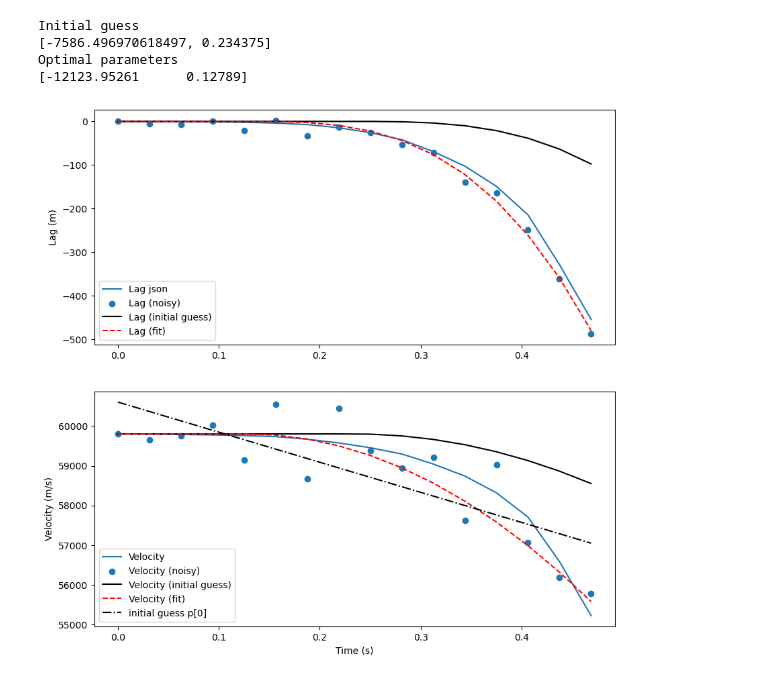
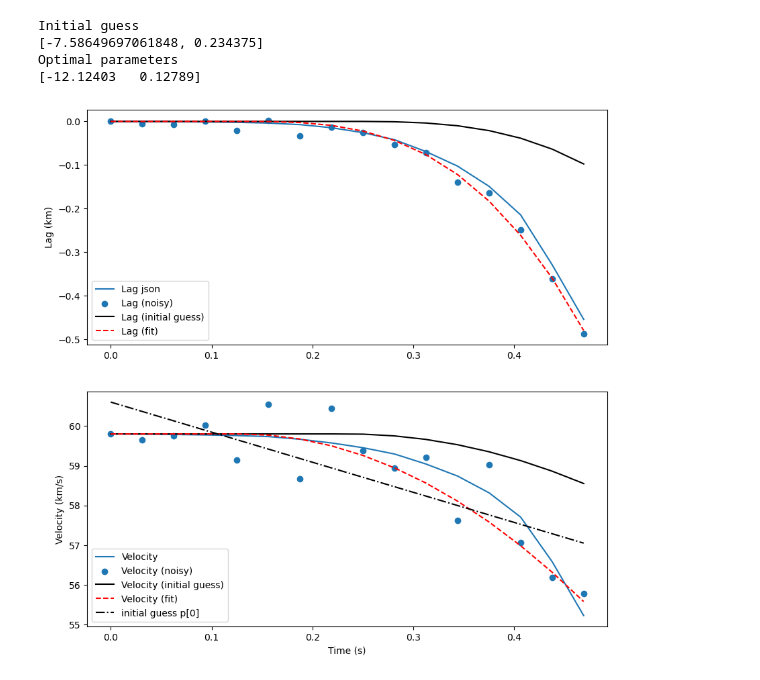
Before and after one commit to MaximilianVovk/WMPG-repoMAX, a Jupyter notebook: Code/PCA/Dynamic_RealDataLag_Fitting_NOb.ipynb, the cells around one changed output. Drawn from its saved outputs; the diff is of its cells as text; code cells hidden in the pictures.

```diff
--- a/Code/PCA/Dynamic_RealDataLag_Fitting_NOb.ipynb
+++ b/Code/PCA/Dynamic_RealDataLag_Fitting_NOb.ipynb
@@ -156,7 +156,7 @@ def plot_lagVel_fit(v0, time_array, lag_array_noisy, vel_array_noisy, lag_array=
     ax[0].scatter(time_array, lag_array_noisy, label='Lag (noisy)')
     ax[0].plot(time_array, quadratic_lag(time_array, *p0), label='Lag (initial guess)', c='k')
     ax[0].plot(time_array, quadratic_lag(time_array, a_fit, t0_fit), label='Lag (fit)', linestyle='--', c='r')
-    ax[0].set_ylabel('Lag (m)')
+    ax[0].set_ylabel('Lag (km)')
     ax[0].legend()
     if velocity_array is not 0:
         ax[1].plot(time_array, velocity_array, label='Velocity')
@@ -164,7 +164,7 @@ def plot_lagVel_fit(v0, time_array, lag_array_noisy, vel_array_noisy, lag_array=
     ax[1].plot(time_array, quadratic_velocity(time_array, p0[0], v0 ,p0[1]), label='Velocity (initial guess)', c='k')
     ax[1].plot(time_array, velocity_array_fit, label='Velocity (fit)', linestyle='--', c='r')
     ax[1].plot(time_array, initial_guess_line_aVal, label='initial guess p[0]', linestyle='-.', c='k')
-    ax[1].set_ylabel('Velocity (m/s)')
+    ax[1].set_ylabel('Velocity (km/s)')
     ax[1].legend()
     plt.xlabel('Time (s)')
     plt.show()
@@ -192,53 +192,55 @@ with open('TRUEerosion_sim_v59.84_m1.33e-02g_rho0209_z39.8_abl0.014_eh117.3_er0.
     ht_sim=ht_sim[index_ht_sim:index_ht_sim_end]
     len_sim=len_sim[index_ht_sim:index_ht_sim_end]
 
+    # divide the vel_sim by 1000 considering is a list
+    time_sim = [i-time_sim[0] for i in time_sim]
+    vel_sim = [i/1000 for i in vel_sim]
+    len_sim = [(i-len_sim[0])/1000 for i in len_sim]
+    ht_sim = [i/1000 for i in ht_sim]
+
+    # time_sim = [i-time_sim[0] for i in time_sim]
+    # len_sim = [(i-len_sim[0]) for i in len_sim]
+
     v0 = vel_sim[0]
-
-    # divide the vel_sim by 1000 considering is a list
-    # time_sim = [i-time_sim[0] for i in time_sim]
-    # vel_sim = [i/1000 for i in vel_sim]
-    # len_sim = [(i-len_sim[0])/1000 for i in len_sim]
-    # ht_sim = [i/1000 for i in ht_sim]
-
-    time_sim = [i-time_sim[0] for i in time_sim]
-    len_sim = [(i-len_sim[0]) for i in len_sim]
 
     # observed data from the EMCCD ############################################################
     obs_time=data['time_sampled']
     obs_length=data['len_sampled']
     abs_mag_obs=data['mag_sampled']
     obs_vel=[v0]
-    # obs_length=[x/1000 for x in obs_length]
-    # obs_height=[x/1000 for x in obs_height]
+    obs_length=[x/1000 for x in obs_length]
+    obs_height=[x/1000 for x in obs_height]
     # append from vel_sampled the rest by the difference of the first element of obs_length divided by the first element of obs_time
     rest_vel_sampled=[(obs_length[vel_ii]-obs_length[vel_ii-1])/(obs_time[vel_ii]-obs_time[vel_ii-1]) for vel_ii in range(1,len(obs_length))]
     # append the rest_vel_sampled to vel_sampled
     obs_vel.extend(rest_vel_sampled)
 
     # create the lag array as the difference betyween the lenght and v0*time+len_sim[0]
     obs_lag=obs_length-(v0*np.array(obs_time)+obs_length[0])
 
     #### pickle file data no noise ##########################################################################
 
     closest_indices = find_closest_index(time_sim, obs_time)
 
     abs_mag_sim=[abs_mag_sim[jj_index_cut] for jj_index_cut in closest_indices]
     vel_sim=[vel_sim[jj_index_cut] for jj_index_cut in closest_indices]
     time_sim=[time_sim[jj_index_cut] for jj_index_cut in closest_indices]
     ht_sim=[ht_sim[jj_index_cut] for jj_index_cut in closest_indices]
     len_sim=[len_sim[jj_index_cut] for jj_index_cut in closest_indices]
 
     # create the lag array as the difference betyween the lenght and v0*time+len_sim[0]
     lag_sim=len_sim-(v0*np.array(time_sim)+len_sim[0])
     ############################################################################################################
 
+
+
 plot_lagVel_fit(v0, np.array(obs_time), np.array(obs_lag), np.array(obs_vel), np.array(lag_sim), np.array(vel_sim))
 # %% [output]
 Initial guess
-[-7586.496970618497, 0.234375]
+[-7.58649697061848, 0.234375]
 Optimal parameters
-[-12123.95261      0.12789]
+[-12.12403   0.12789]
-[figure, old version]
+[figure, new version]
 # %%
 with open(os.path.join("/home/mvovk/WMPG-repoMAX/Code/PCA", "20210813_061452_trajectory.pickle"), 'rb') as f:
     traj = pickle.load(f, encoding='latin1')
```
Also changed, not shown: parts of 1 cell of this notebook.
